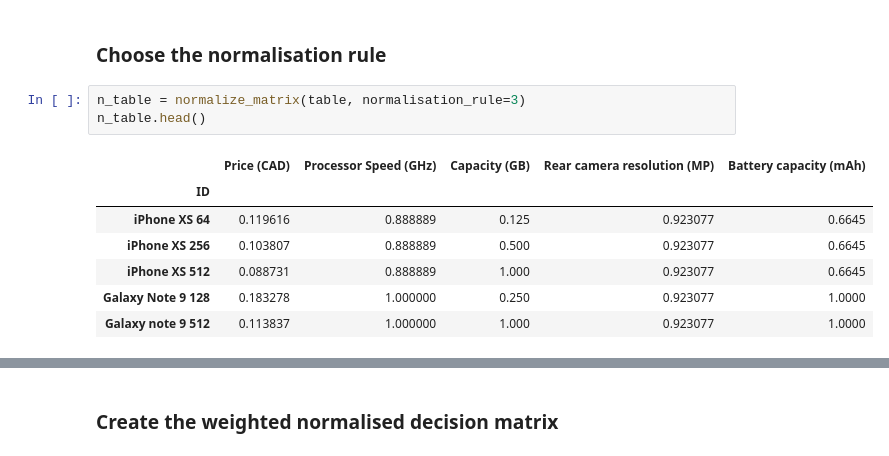
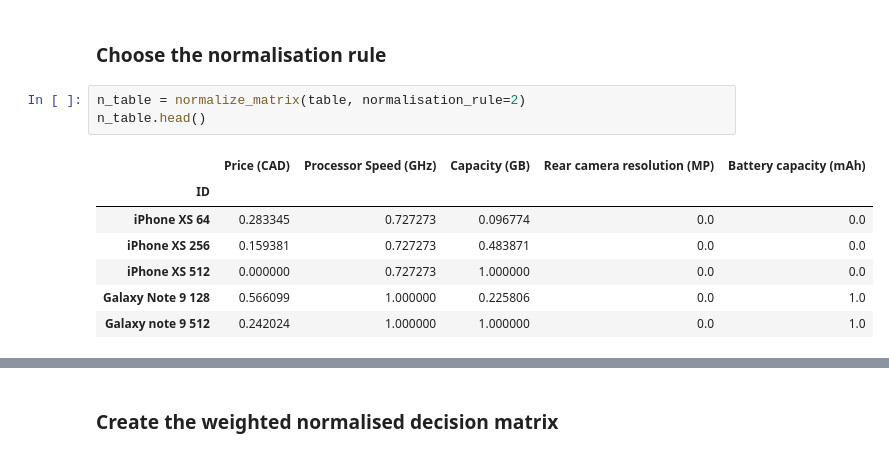
Before and after one commit to gmagannaDevelop/Electre, a Jupyter notebook: ELECTRE.ipynb, the cells around one changed output, grey strips where cells are left out. Cells and saved outputs as stored; diff of their text form.

```diff
--- a/ELECTRE.ipynb
+++ b/ELECTRE.ipynb
@@ -266,16 +266,16 @@ For the normalisation part, there are many possible rules. The following options
 # %% [markdown]
 ### Choose the normalisation rule
 # %%
-n_table = normalize_matrix(table, normalisation_rule=3)
+n_table = normalize_matrix(table, normalisation_rule=2)
 n_table.head()
 # %% [output]
 |  | Price (CAD) | Processor Speed (GHz) | Capacity (GB) | Rear camera resolution (MP) | Battery capacity (mAh) |
 | ID |  |  |  |  |  |
-| iPhone XS 64 | 0.119616 | 0.888889 | 0.125 | 0.923077 | 0.6645 |
-| iPhone XS 256 | 0.103807 | 0.888889 | 0.500 | 0.923077 | 0.6645 |
-| iPhone XS 512 | 0.088731 | 0.888889 | 1.000 | 0.923077 | 0.6645 |
-| Galaxy Note 9 128 | 0.183278 | 1.000000 | 0.250 | 0.923077 | 1.0000 |
-| Galaxy note 9 512 | 0.113837 | 1.000000 | 1.000 | 0.923077 | 1.0000 |
+| iPhone XS 64 | 0.283345 | 0.727273 | 0.096774 | 0.0 | 0.0 |
+| iPhone XS 256 | 0.159381 | 0.727273 | 0.483871 | 0.0 | 0.0 |
+| iPhone XS 512 | 0.000000 | 0.727273 | 1.000000 | 0.0 | 0.0 |
+| Galaxy Note 9 128 | 0.566099 | 1.000000 | 0.225806 | 0.0 | 1.0 |
+| Galaxy note 9 512 | 0.242024 | 1.000000 | 1.000000 | 0.0 | 1.0 |
 # %%
 side_by_side_histograms(table, n_table)
 # %% [output]
```
Also changed, not shown: parts of 7 cells of this notebook, 1 other file.
